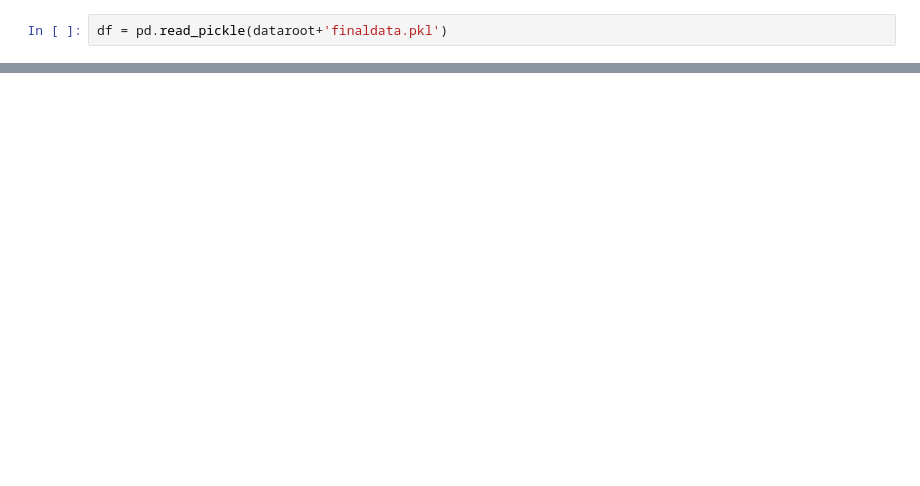
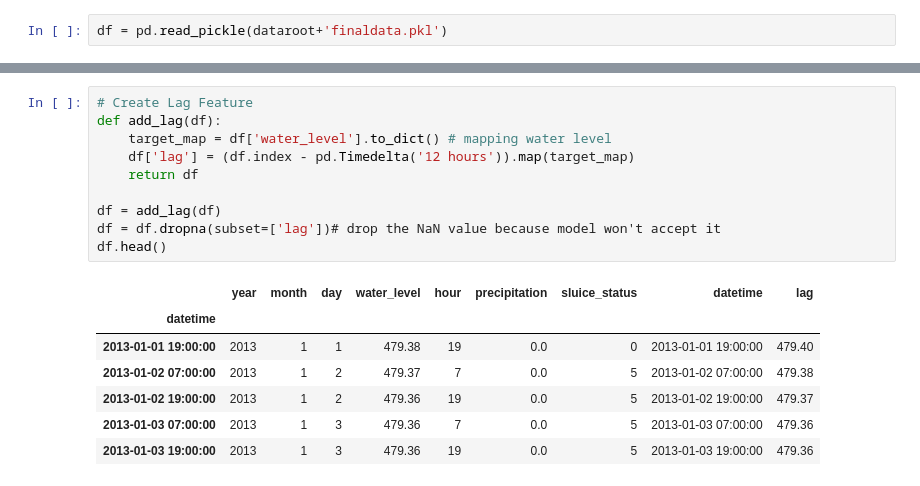
Before and after one commit to Hantuna8459/WaterLevelPrediction_SelectingModel, a Jupyter notebook: LinearRegression.ipynb, the cells around one changed output, grey strips where cells are left out. Drawn from its saved outputs; the diff is of its cells as text; blank space fills up the shorter version.

```diff
--- a/LinearRegression.ipynb
+++ b/LinearRegression.ipynb
@@ -64,0 +35,18 @@ print("R2 Score:", r2)
+# %%
+# Create Lag Feature
+def add_lag(df):
+    target_map = df['water_level'].to_dict() # mapping water level
+    df['lag'] = (df.index - pd.Timedelta('12 hours')).map(target_map)
+    return df
+
+df = add_lag(df)
+df = df.dropna(subset=['lag'])# drop the NaN value because model won't accept it
+df.head()
+# %% [output]
+|  | year | month | day | water_level | hour | precipitation | sluice_status | datetime | lag |
+| datetime |  |  |  |  |  |  |  |  |  |
+| 2013-01-01 19:00:00 | 2013 | 1 | 1 | 479.38 | 19 | 0.0 | 0 | 2013-01-01 19:00:00 | 479.40 |
+| 2013-01-02 07:00:00 | 2013 | 1 | 2 | 479.37 | 7 | 0.0 | 5 | 2013-01-02 07:00:00 | 479.38 |
+| 2013-01-02 19:00:00 | 2013 | 1 | 2 | 479.36 | 19 | 0.0 | 5 | 2013-01-02 19:00:00 | 479.37 |
+| 2013-01-03 07:00:00 | 2013 | 1 | 3 | 479.36 | 7 | 0.0 | 5 | 2013-01-03 07:00:00 | 479.36 |
+| 2013-01-03 19:00:00 | 2013 | 1 | 3 | 479.36 | 19 | 0.0 | 5 | 2013-01-03 19:00:00 | 479.36 |
```
Also changed, not shown: parts of 12 cells of this notebook, 2 other files.
